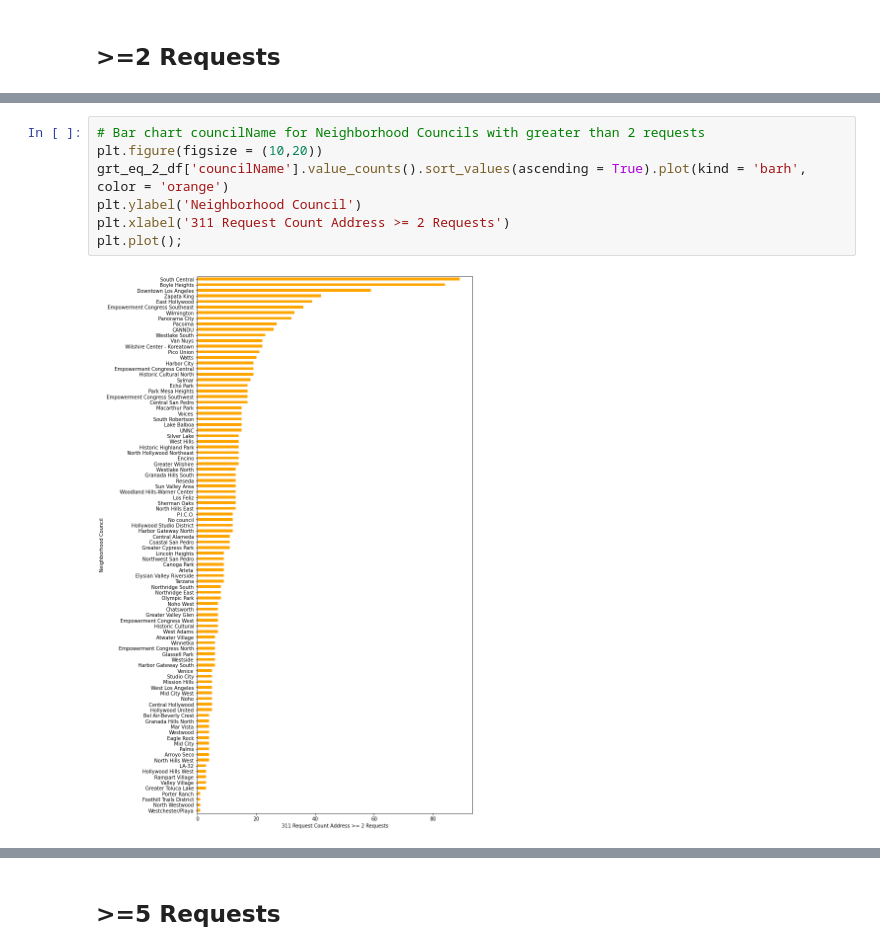
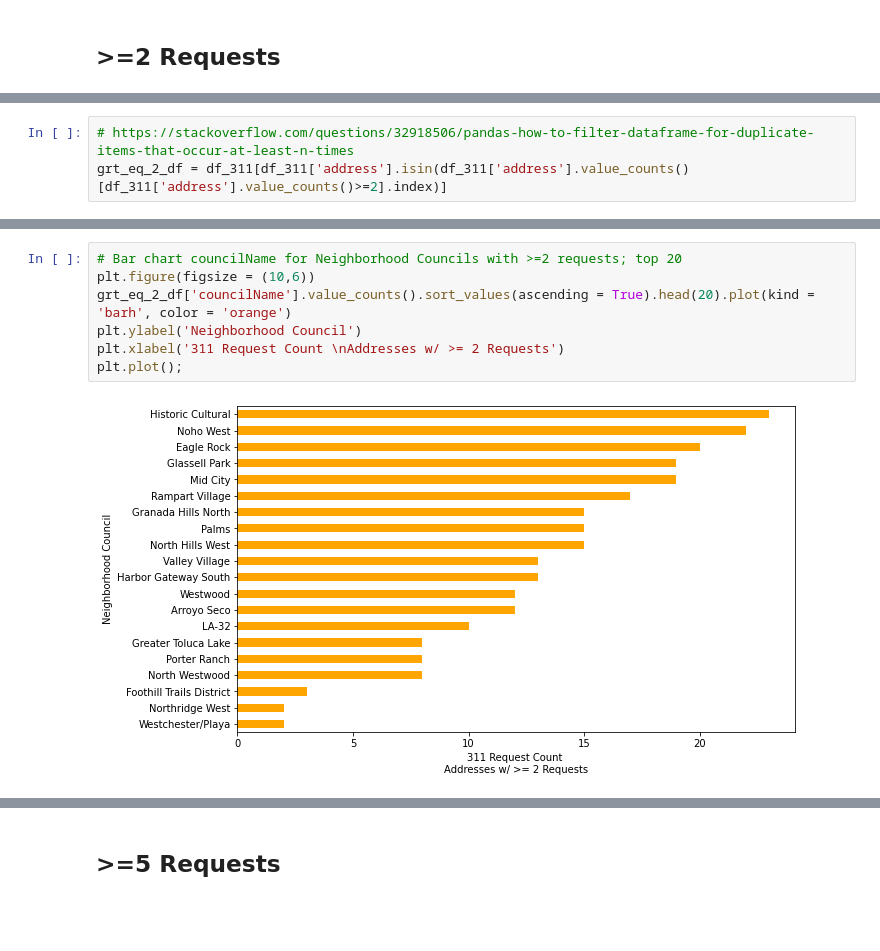
Before and after one commit to ajmachado42/Hack-for-LA-311-Data, a Jupyter notebook: I-1279/01_api_clean_eda.ipynb, the cells around one changed output, grey strips where cells are left out. Saved outputs shown, nothing was run; the diff lists cells and outputs as text; blank space fills up the shorter version.

```diff
--- a/I-1279/01_api_clean_eda.ipynb
+++ b/I-1279/01_api_clean_eda.ipynb
@@ -243,3 +266,6 @@ grt_eq_2_df.describe(include = 'all').T
 | councilName | 1313 | 96 | South Central | 89 | NaN | NaN | NaN | NaN | NaN | NaN | NaN |
 | address | 1313 | 1300 | 666 W 61ST ST, 90044 | 2 | NaN | NaN | NaN | NaN | NaN | NaN | NaN |
 | count | 1313.0 | NaN | NaN | NaN | 2.318355 | 1.205592 | 2.0 | 2.0 | 2.0 | 2.0 | 27.0 |
+# %%
+# https://stackoverflow.com/questions/32918506/pandas-how-to-filter-dataframe-for-duplicate-items-that-occur-at-least-n-times
+grt_eq_2_df = df_311[df_311['address'].isin(df_311['address'].value_counts()[df_311['address'].value_counts()>=2].index)]
@@ -255,10 +312,10 @@ plt.plot();
 # %%
-# Bar chart councilName for Neighborhood Councils with greater than 2 requests
-plt.figure(figsize = (10,20))
-grt_eq_2_df['councilName'].value_counts().sort_values(ascending = True).plot(kind = 'barh', color = 'orange')
+# Bar chart councilName for Neighborhood Councils with >=2 requests; top 20
+plt.figure(figsize = (10,6))
+grt_eq_2_df['councilName'].value_counts().sort_values(ascending = True).head(20).plot(kind = 'barh', color = 'orange')
 plt.ylabel('Neighborhood Council')
-plt.xlabel('311 Request Count Address >= 2 Requests')
+plt.xlabel('311 Request Count \nAddresses w/ >= 2 Requests')
 plt.plot();
 # %% [output]
-[figure, old version]
+[figure, new version]
 # %%
```
Also changed, not shown: parts of 17 cells of this notebook, 3 other files.
